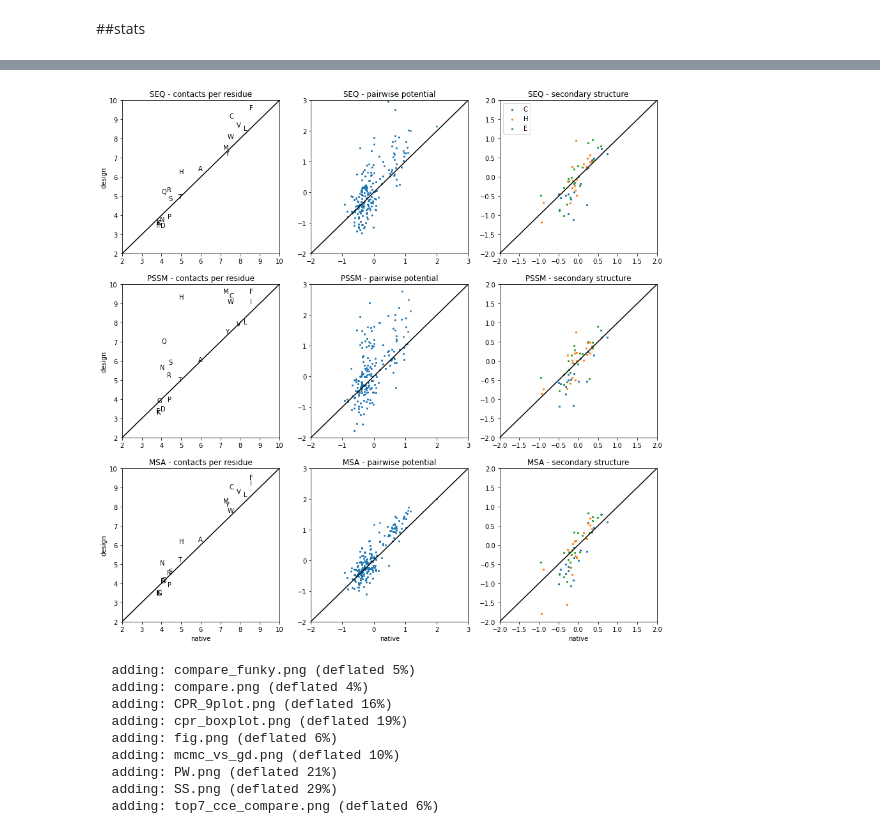
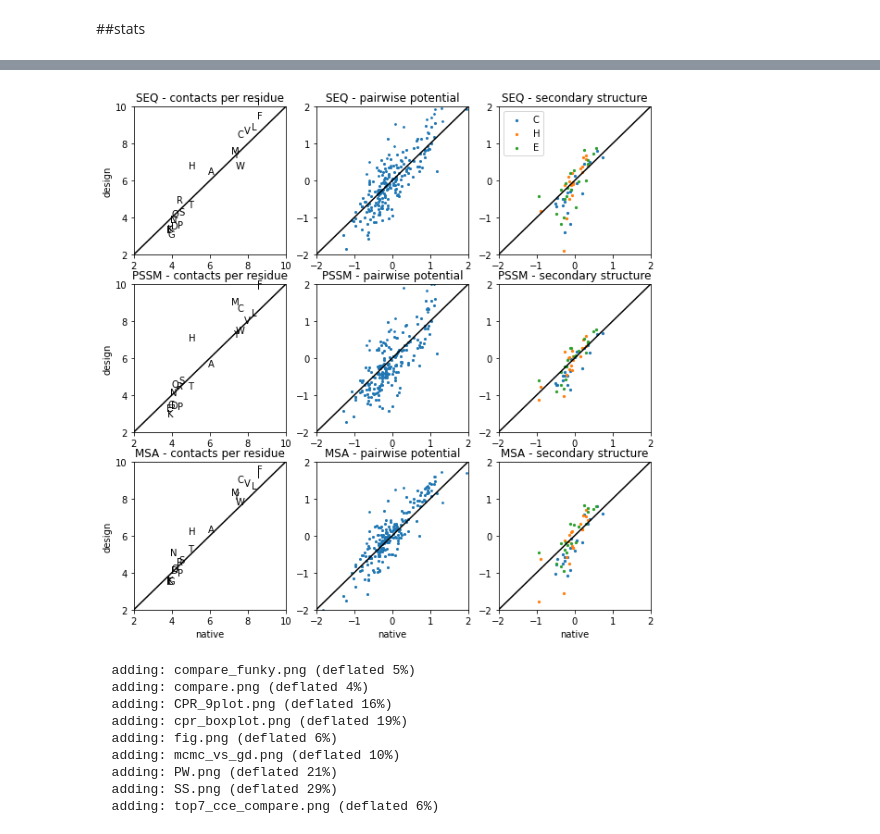
Before and after one commit to gjoni/trDesign, a Jupyter notebook: 02-GD/notebooks/SI.ipynb, the cells around one changed output, grey strips where cells are left out. Drawn from its saved outputs; the diff is of its cells as text; code cells hidden in the pictures.

```diff
--- a/02-GD/notebooks/SI.ipynb
+++ b/02-GD/notebooks/SI.ipynb
@@ -764,25 +788,28 @@ def get_stats(SQ):
           "cpr":[np.mean(c) for c in cpr_a],
           "cpr_raw":cpr_a}
 # %%
-wt = get_stats(SQ)
+wt = get_stats(SQ,MN)
 # %%
-SQ_design = {}
+SQ_design,MN_design = {},{}
 for id,sq in np.loadtxt("short_long_designs.txt",np.str):
   SQ_design[id] = np.array(AA_to_N(sq)[0])
+  MN_design[id] = parse_min(f"native/redesign/SEQ/{id}.pdb.min.txt")
 
-design_seq = get_stats(SQ_design)
+design_seq = get_stats(SQ_design,MN_design)
 # %%
-SQ_design = {}
+SQ_design,MN_design = {},{}
 for id,sq in np.loadtxt("short_long_designs.pssm.txt",np.str):
   SQ_design[id] = np.array(AA_to_N(sq)[0])
+  MN_design[id] = parse_min(f"native/redesign/PSSM/{id}.pdb.min.txt")
 
-design_pssm = get_stats(SQ_design)
+design_pssm = get_stats(SQ_design,MN_design)
 # %%
-SQ_design = {}
+SQ_design,MN_design = {},{}
 for id,sq in np.loadtxt("short_long_designs.msa08.txt",np.str):
   SQ_design[id] = np.array(AA_to_N(sq)[0])
+  MN_design[id] = parse_min(f"native/redesign/MSA/{id}.pdb.min.txt")
 
-design_msa = get_stats(SQ_design)
+design_msa = get_stats(SQ_design,MN_design)
 # %%
 idx = [
       13, #F
@@ -924,5 +951,5 @@ plt.show()
 # %%
-plt.figure(figsize=(15,15))
+plt.figure(figsize=(10,10))
 
 plt.subplot(3,3,1); plt.title("SEQ - contacts per residue")
 for k in range(20): plt.text(x=wt["cpr"][k],y=design_seq["cpr"][k],s=alpha_1[k])
@@ -932,8 +959,8 @@ plt.ylabel("design")
 
 plt.subplot(3,3,2); plt.title("SEQ - pairwise potential")
 plt.scatter(wt["pw"],design_seq["pw"],s=3)
-plt.xlim(-2,3); plt.ylim(-2,3)
-plt.plot([-2,3],[-2,3],c="black")
+plt.xlim(-2,2); plt.ylim(-2,2)
+plt.plot([-2,2],[-2,2],c="black")
 
 plt.subplot(3,3,3); plt.title("SEQ - secondary structure")
 plt.scatter(wt["ss"][0],design_seq["ss"][0],label="C",s=5)
@@ -951,40 +978,40 @@ plt.ylabel("design")
 
 plt.subplot(3,3,5); plt.title("PSSM - pairwise potential")
 plt.scatter(wt["pw"],design_pssm["pw"],s=3)
-plt.xlim(-2,3); plt.ylim(-2,3)
-plt.plot([-2,3],[-2,3],c="black")
+plt.xlim(-2,2); plt.ylim(-2,2)
+plt.plot([-2,2],[-2,2],c="black")
 
 plt.subplot(3,3,6); plt.title("PSSM - secondary structure")
 plt.scatter(wt["ss"][0],design_pssm["ss"][0],label="C",s=5)
 plt.scatter(wt["ss"][1],design_pssm["ss"][1],label="H",s=5)
 plt.scatter(wt["ss"][2],design_pssm["ss"][2],label="E",s=5)
 plt.plot([-2,2],[-2,2],c="black")
 plt.xlim([-2,2]);plt.ylim([-2,2])
 
 plt.subplot(3,3,7); plt.title("MSA - contacts per residue")
 for k in range(20): plt.text(x=wt["cpr"][k],y=design_msa["cpr"][k],s=alpha_1[k])
 plt.xlim(2,10); plt.ylim(2,10)
 plt.plot([2,10],[2,10],c="black")
 plt.xlabel("native"); plt.ylabel("design")
 
 plt.subplot(3,3,8); plt.title("MSA - pairwise potential")
 plt.scatter(wt["pw"],design_msa["pw"],s=3)
-plt.xlim(-2,3); plt.ylim(-2,3)
-plt.plot([-2,3],[-2,3],c="black")
+plt.xlim(-2,2); plt.ylim(-2,2);
+plt.plot([-2,2],[-2,2],c="black")
 plt.xlabel("native");
 
 plt.subplot(3,3,9); plt.title("MSA - secondary structure")
 plt.scatter(wt["ss"][0],design_msa["ss"][0],label="C",s=5)
 plt.scatter(wt["ss"][1],design_msa["ss"][1],label="H",s=5)
 plt.scatter(wt["ss"][2],design_msa["ss"][2],label="E",s=5)
 plt.plot([-2,2],[-2,2],c="black")
 plt.xlim([-2,2]);plt.ylim([-2,2])
 plt.xlabel("native");
 
 plt.savefig("CPR_9plot.png", bbox_inches='tight', dpi=300)
 plt.show()
 # %% [output]
-[figure, old version]
+[figure, new version]
 # %%
 !zip figs.zip *.png
 # %% [output]
```
Also changed, not shown: parts of 9 cells of this notebook.
